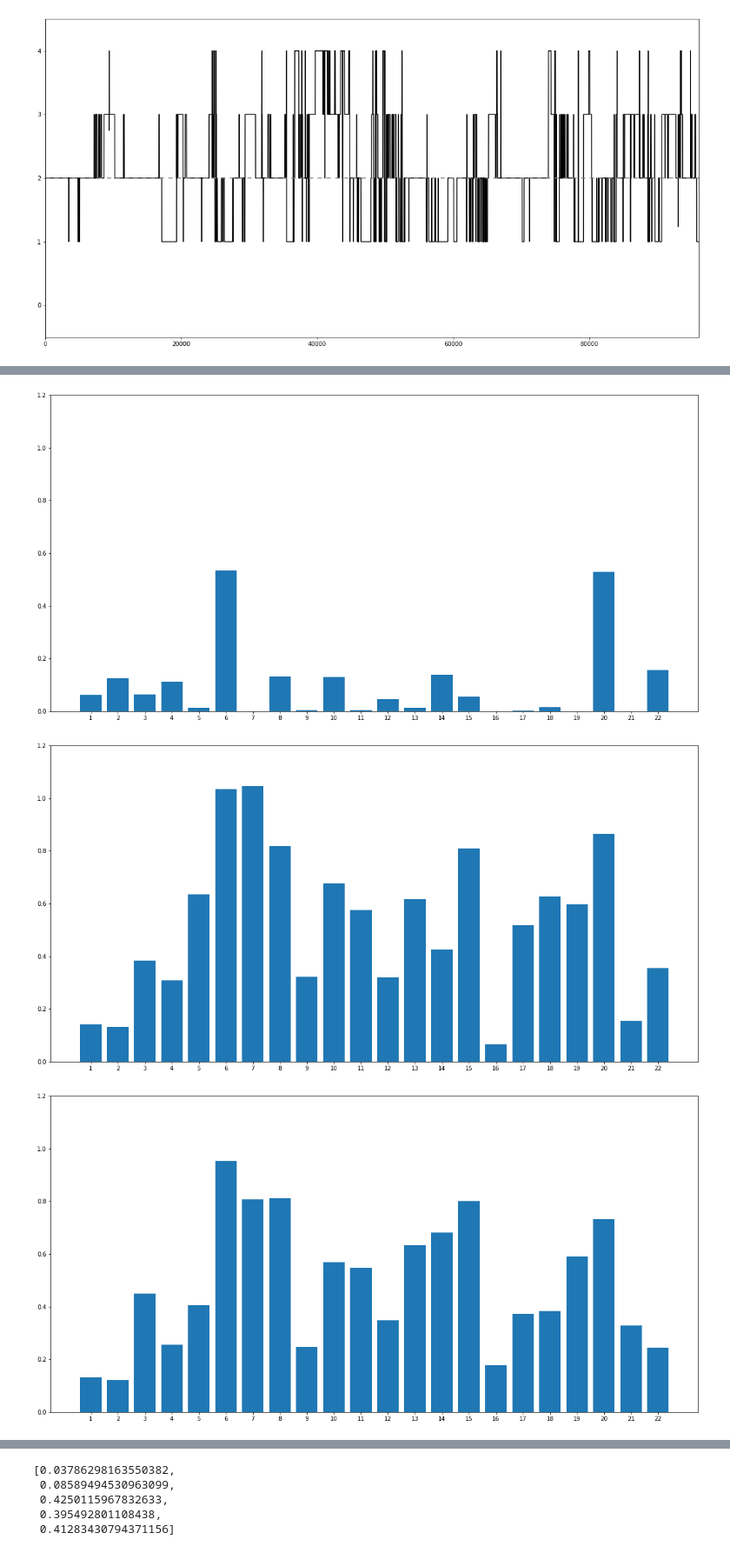
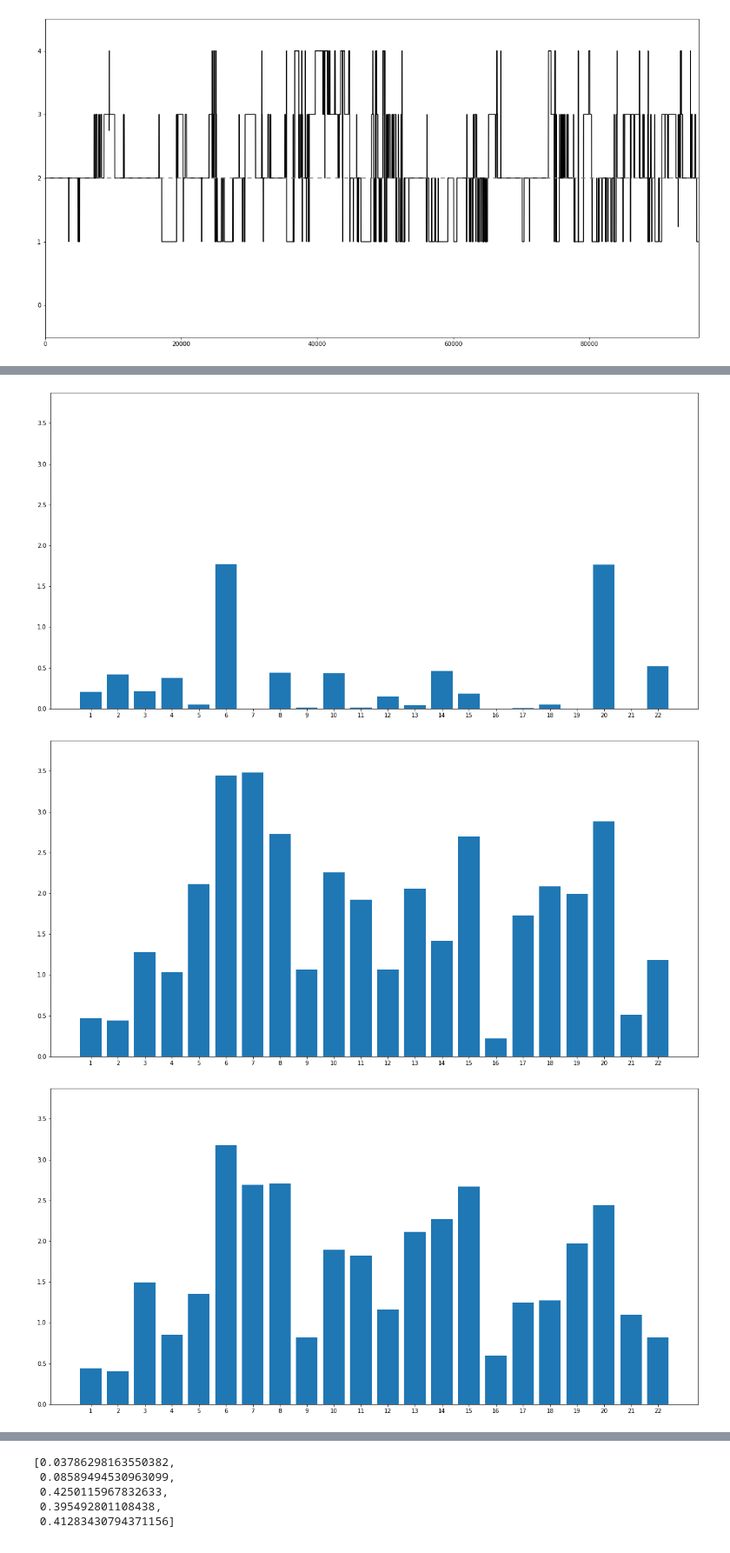
Before and after one commit to martinbudinsky3/BP-tumor-classifier, a Jupyter notebook: main.ipynb, the cells around one changed output, grey strips where cells are left out. Shown: that part at 87% size. Drawn from its saved outputs; the diff is of its cells as text; code cells hidden in the pictures.

```diff
--- a/main.ipynb
+++ b/main.ipynb
@@ -332,12 +344,13 @@ tumors
 
  [252 rows x 5 columns]]
 # %%
-def split_tumors_to_bins(tumors):
+# split all tumors to bins
+def split_tumors_to_bins(tumors, bin_len=30000):
     tumors_bins = []
     for tumor in tumors:
-        tumor_bins = split_genome_to_bins(tumor)
+        tumor_bins = split_genome_to_bins(tumor, bin_len=bin_len)
         tumors_bins.append(tumor_bins)
 
     return tumors_bins
 # %%
-tumors_bins = split_tumors_to_bins(tumors)
+tumors_bins = split_tumors_to_bins(tumors, bin_len=100000)
@@ -420,3 +418,0 @@ tumors_areas
-# %%
-for tumor_areas in tumors_areas:
-    visualize_areas_bar(tumor_areas, ylim=[0, 6700])
@@ -428,0 +419,4 @@ for tumor_areas in tumors_areas:
+# %%
+# visualizing areas of every single chromosome of every single tumor
+for tumor_areas in tumors_areas:
+    visualize_areas_bar(tumor_areas, ylim=[0, np.max(tumors_areas)+100])
@@ -459,4 +460,4 @@ tumors_relative_areas
 # %%
 for tumor_relative_areas in tumors_relative_areas:
-    visualize_areas_bar(tumor_relative_areas, [0, 1.2])
+    visualize_areas_bar(tumor_relative_areas, [0, np.max(tumors_relative_areas) + 0.1])
 # %% [output]
@@ -464,3 +465,3 @@ for tumor_relative_areas in tumors_relative_areas:
-[figure, old version]
+[figure, new version]
-[figure, old version]
+[figure, new version]
-[figure, old version]
+[figure, new version]
```
Also changed, not shown: parts of 27 cells of this notebook, 1 other file.
